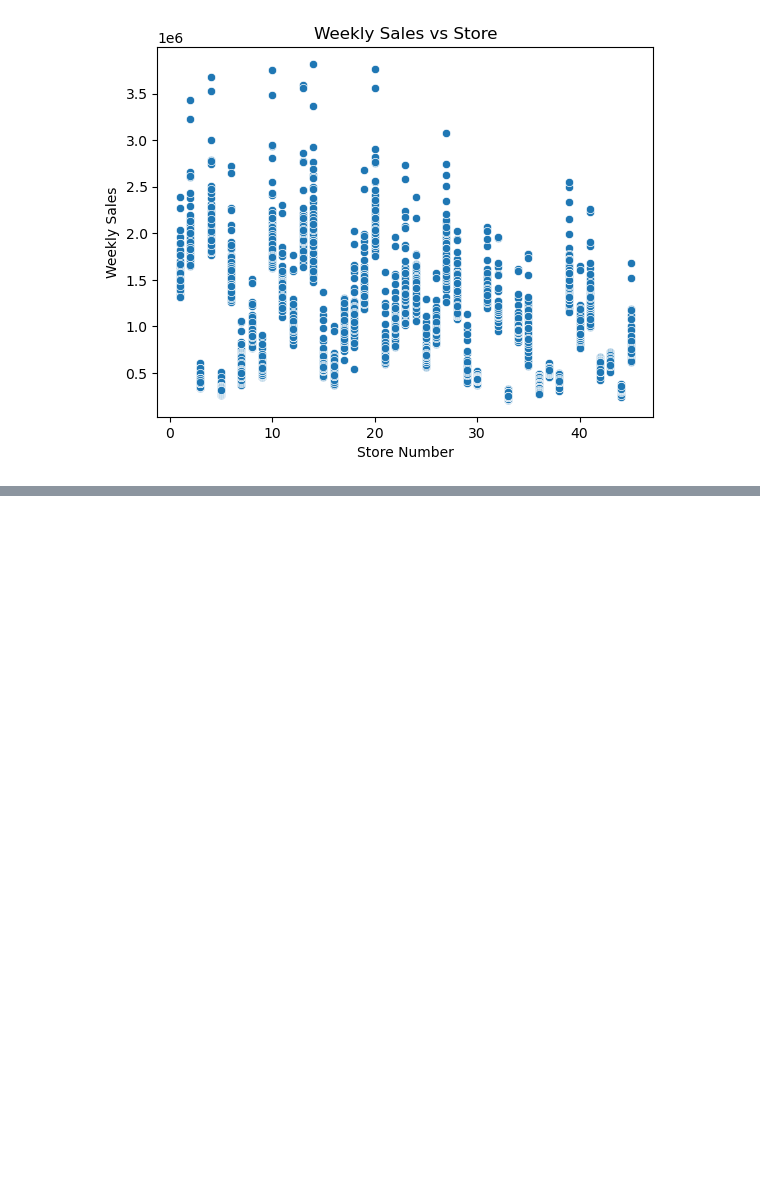
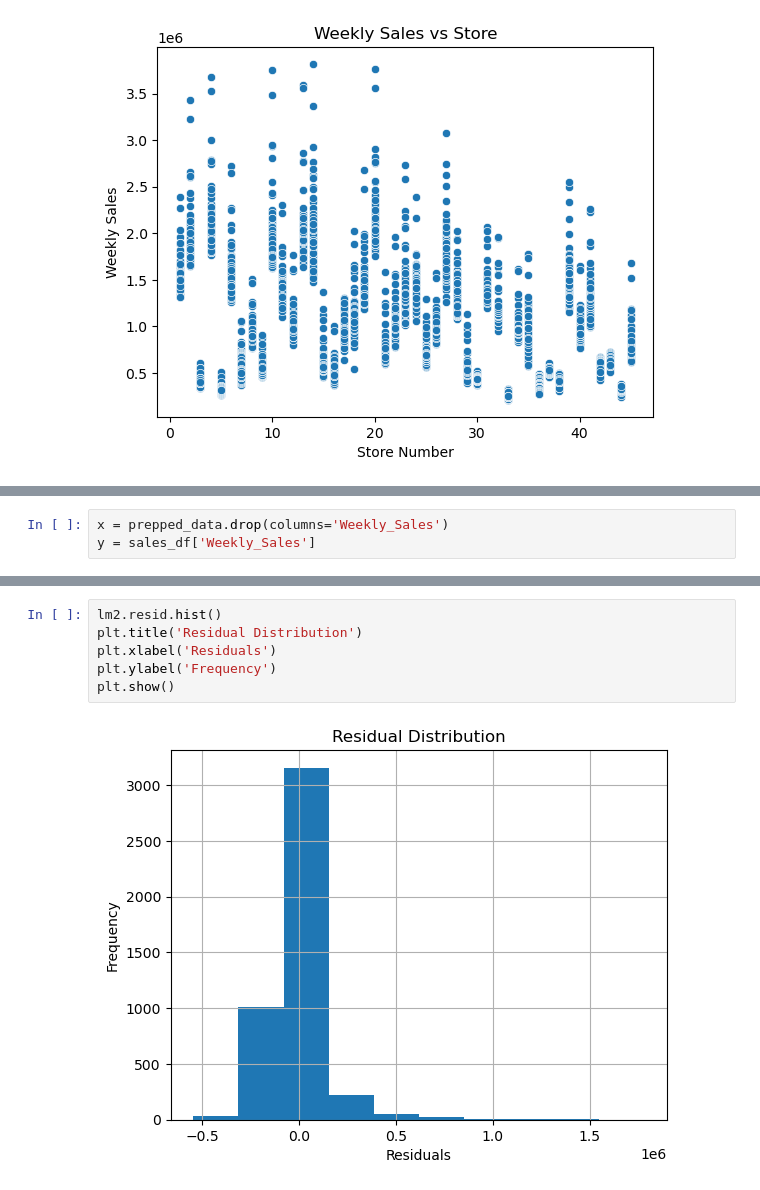
Before and after one commit to anthonyvictorio/walmart-sales-data-project, a Jupyter notebook: Walmart_Sales_Data_Project.ipynb, the cells around one changed output, grey strips where cells are left out. Cells and saved outputs as stored; diff of their text form; blank space fills up the shorter version.

```diff
--- a/Walmart_Sales_Data_Project.ipynb
+++ b/Walmart_Sales_Data_Project.ipynb
@@ -185,0 +230,3 @@ plt.show()
+# %%
+x = prepped_data.drop(columns='Weekly_Sales')
+y = sales_df['Weekly_Sales']
@@ -185,0 +501,8 @@ plt.show()
+# %%
+lm2.resid.hist()
+plt.title('Residual Distribution')
+plt.xlabel('Residuals')
+plt.ylabel('Frequency')
+plt.show()
+# %% [output]
+[figure, added]
```
Also changed, not shown: parts of 21 cells of this notebook.
